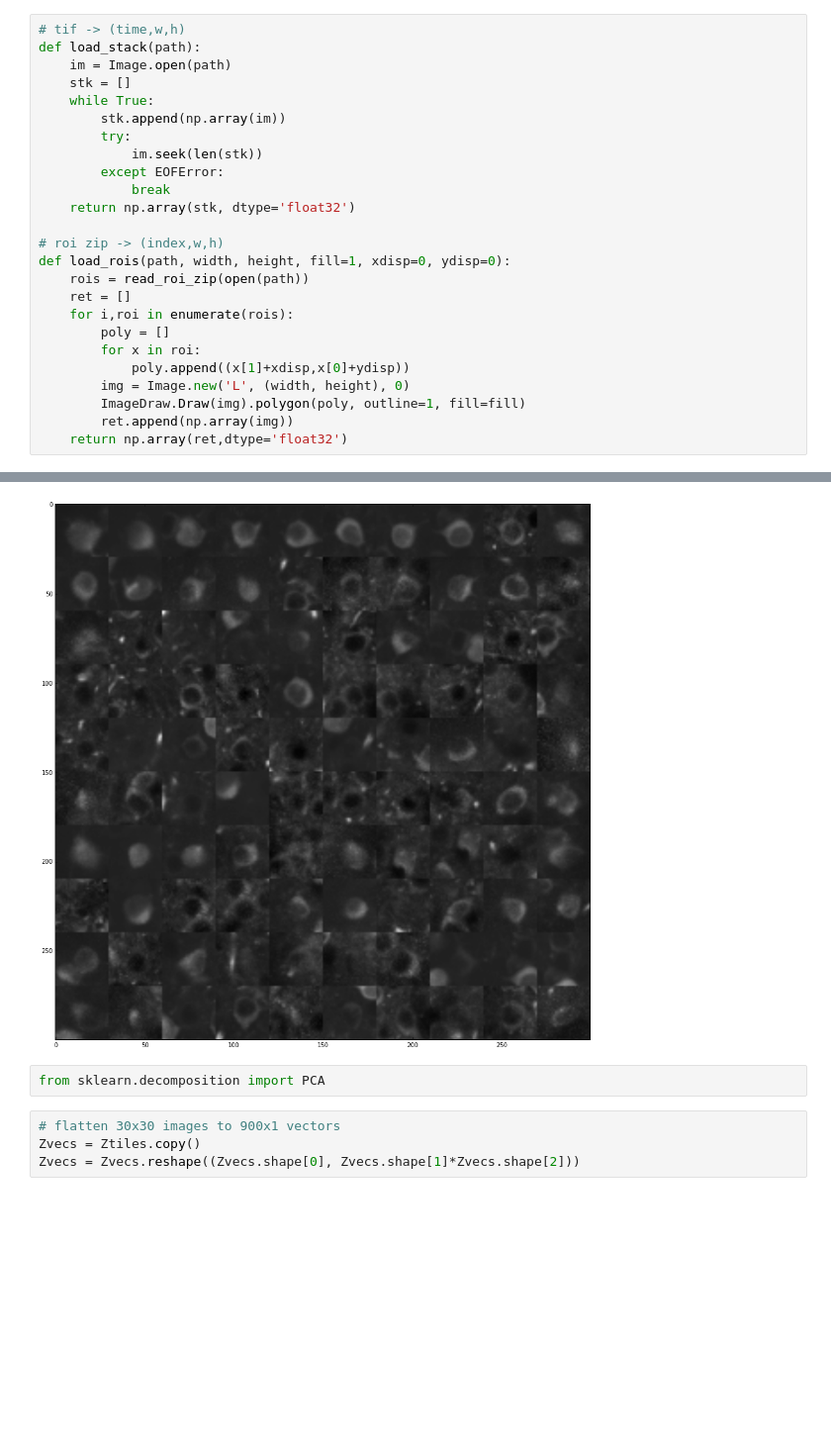
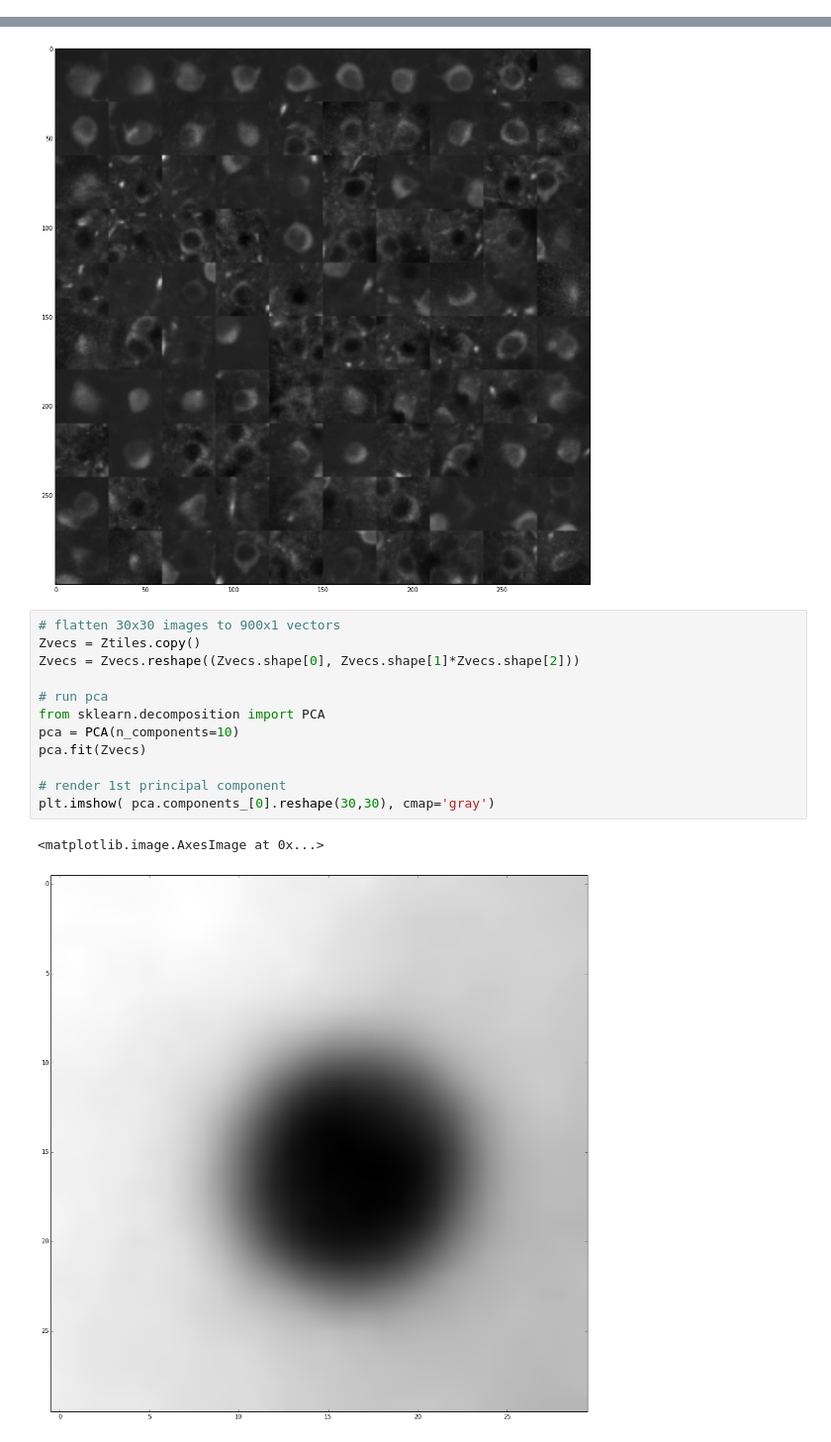
Before and after one commit to raguilar1/livemau5, a Jupyter notebook: Mouse.ipynb, the cells around one changed output, grey strips where cells are left out. Shown at 99% size. Saved outputs shown, nothing was run; the diff lists cells and outputs as text; blank space fills up the shorter version.

```diff
--- a/Mouse.ipynb
+++ b/Mouse.ipynb
@@ -119,28 +15,3 @@ def read_roi_zip(fname):
-# %%
-# tif -> (time,w,h)
-def load_stack(path):
-    im = Image.open(path)
-    stk = []
-    while True:
-        stk.append(np.array(im))
-        try:
-            im.seek(len(stk))
-        except EOFError:
-            break
-    return np.array(stk, dtype='float32')
-
-# roi zip -> (index,w,h)
-def load_rois(path, width, height, fill=1, xdisp=0, ydisp=0):
-    rois = read_roi_zip(open(path))
-    ret = []
-    for i,roi in enumerate(rois):
-        poly = []
-        for x in roi:
-            poly.append((x[1]+xdisp,x[0]+ydisp))
-        img = Image.new('L', (width, height), 0)
-        ImageDraw.Draw(img).polygon(poly, outline=1, fill=fill)
-        ret.append(np.array(img))
-    return np.array(ret,dtype='float32')
 # %%
 # generate filenames
 files = []
@@ -206,9 +77,18 @@ plt.imshow(Q,cmap='gray')
 # %% [output]
 <matplotlib.image.AxesImage at 0x...>
 [figure]
-# %%
-from sklearn.decomposition import PCA
 # %%
 # flatten 30x30 images to 900x1 vectors
 Zvecs = Ztiles.copy()
 Zvecs = Zvecs.reshape((Zvecs.shape[0], Zvecs.shape[1]*Zvecs.shape[2]))
+
+# run pca
+from sklearn.decomposition import PCA
+pca = PCA(n_components=10)
+pca.fit(Zvecs)
+
+# render 1st principal component
+plt.imshow( pca.components_[0].reshape(30,30), cmap='gray')
+# %% [output]
+<matplotlib.image.AxesImage at 0x...>
+[figure, added]
```
Also changed, not shown: parts of 9 cells of this notebook, 2 other files.
